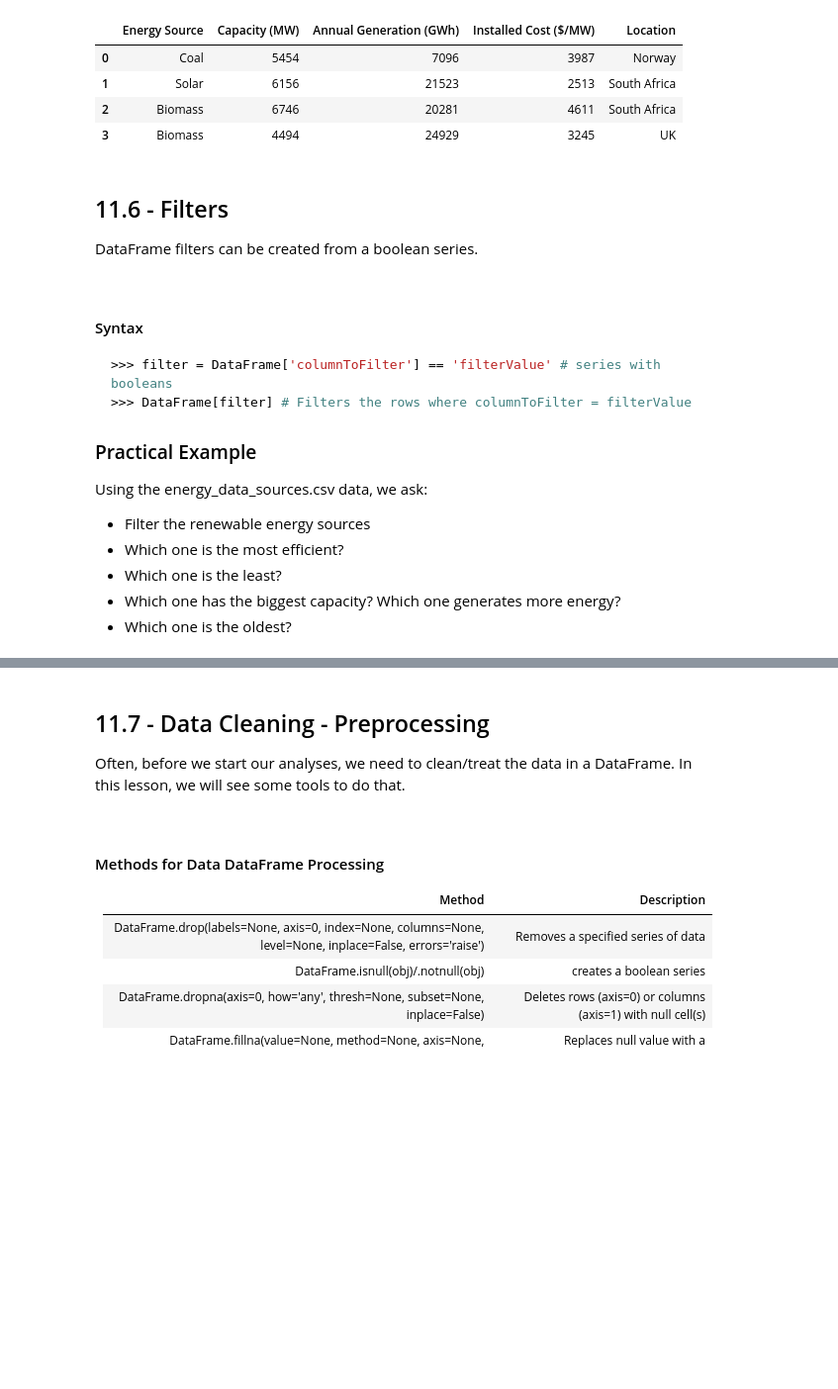
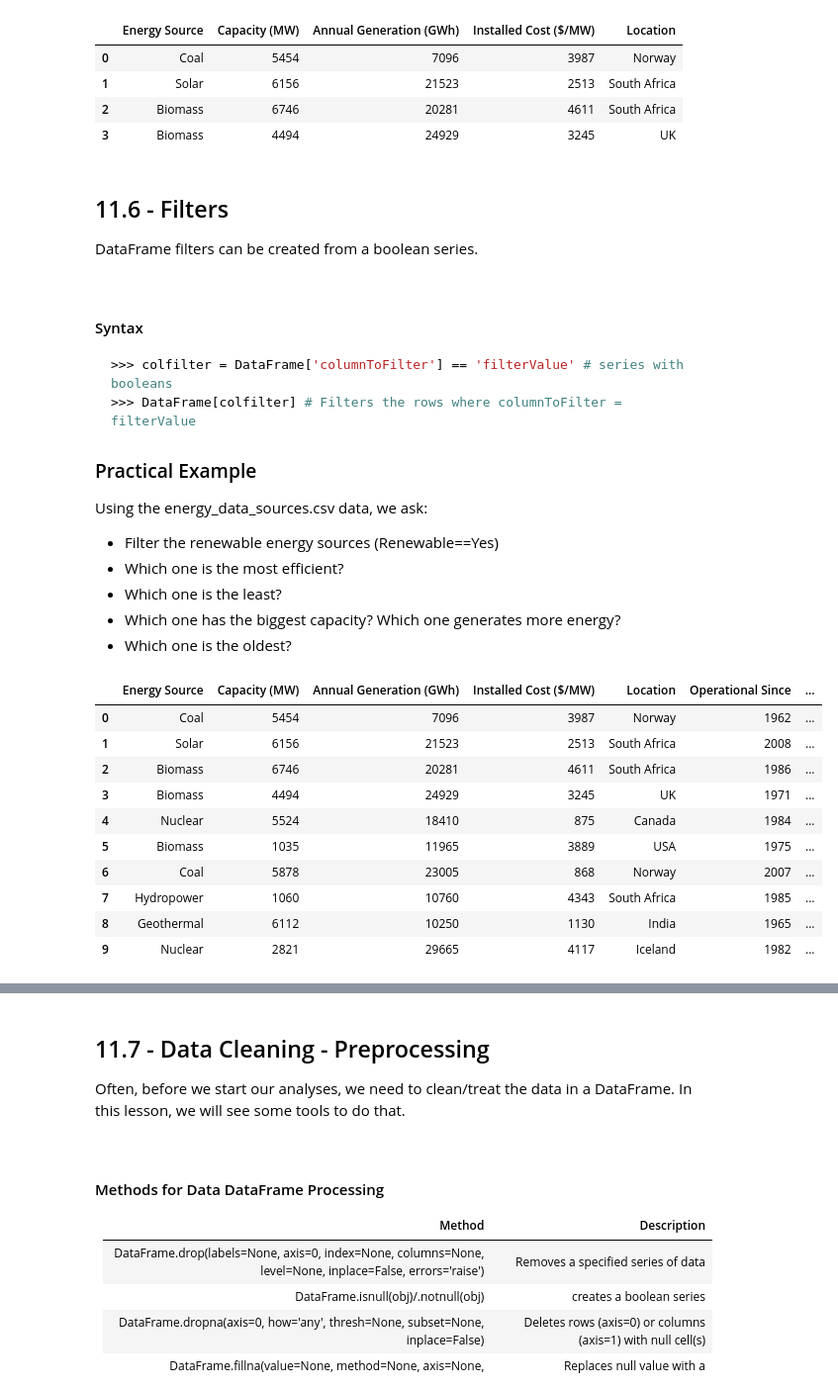
Before and after one commit to rafaelpsilva07/python-for-engineers-and-scientists, a Jupyter notebook: lessons/m2 - Section 11 - Pandas.ipynb, the cells around one changed output, grey strips where cells are left out. Shown at 99% size. Drawn from its saved outputs; the diff is of its cells as text; code cells hidden in the pictures; blank space fills up the shorter version.

Commit message:
filter

````diff
--- a/lessons/m2 - Section 11 - Pandas.ipynb
+++ b/lessons/m2 - Section 11 - Pandas.ipynb
@@ -500,15 +500,15 @@ DataFrame filters can be created from a boolean series.
 #### Syntax
 
 ```python
->>> filter = DataFrame['columnToFilter'] == 'filterValue' # series with booleans
->>> DataFrame[filter] # Filters the rows where columnToFilter = filterValue
+>>> colfilter = DataFrame['columnToFilter'] == 'filterValue' # series with booleans
+>>> DataFrame[colfilter] # Filters the rows where columnToFilter = filterValue
 ```
 
 
 ### Practical Example
 
 Using the energy_data_sources.csv data, we ask:
-- Filter the renewable energy sources
+- Filter the renewable energy sources (Renewable==Yes)
 - Which one is the most efficient?
 - Which one is the least?
 - Which one has the biggest capacity? Which one generates more energy?
@@ -518,3 +518,17 @@ import pandas as pd
 # %%
 file = './../Aux_files/11.4/energy_data_sources.csv'
 df = pd.read_csv(file)
+# %%
+df.head(10)
+# %% [output]
+|  | Energy Source | Capacity (MW) | Annual Generation (GWh) | Installed Cost ($/MW) | Location | Operational Since | ... |
+| 0 | Coal | 5454 | 7096 | 3987 | Norway | 1962 | ... |
+| 1 | Solar | 6156 | 21523 | 2513 | South Africa | 2008 | ... |
+| 2 | Biomass | 6746 | 20281 | 4611 | South Africa | 1986 | ... |
+| 3 | Biomass | 4494 | 24929 | 3245 | UK | 1971 | ... |
+| 4 | Nuclear | 5524 | 18410 | 875 | Canada | 1984 | ... |
+| 5 | Biomass | 1035 | 11965 | 3889 | USA | 1975 | ... |
+| 6 | Coal | 5878 | 23005 | 868 | Norway | 2007 | ... |
+| 7 | Hydropower | 1060 | 10760 | 4343 | South Africa | 1985 | ... |
+| 8 | Geothermal | 6112 | 10250 | 1130 | India | 1965 | ... |
+| 9 | Nuclear | 2821 | 29665 | 4117 | Iceland | 1982 | ... |
````
Also changed, not shown: parts of 4 cells of this notebook.
